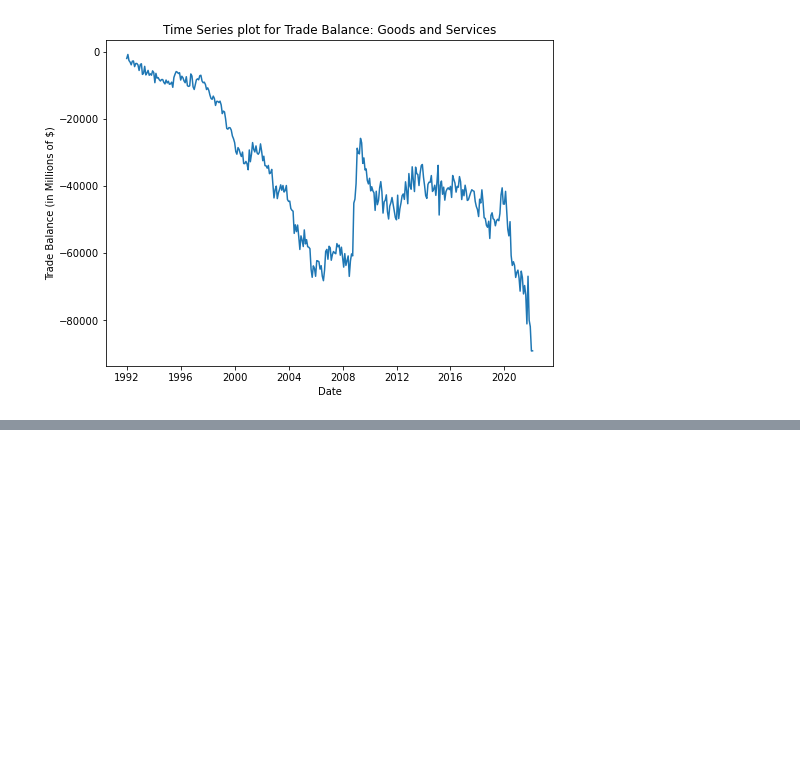
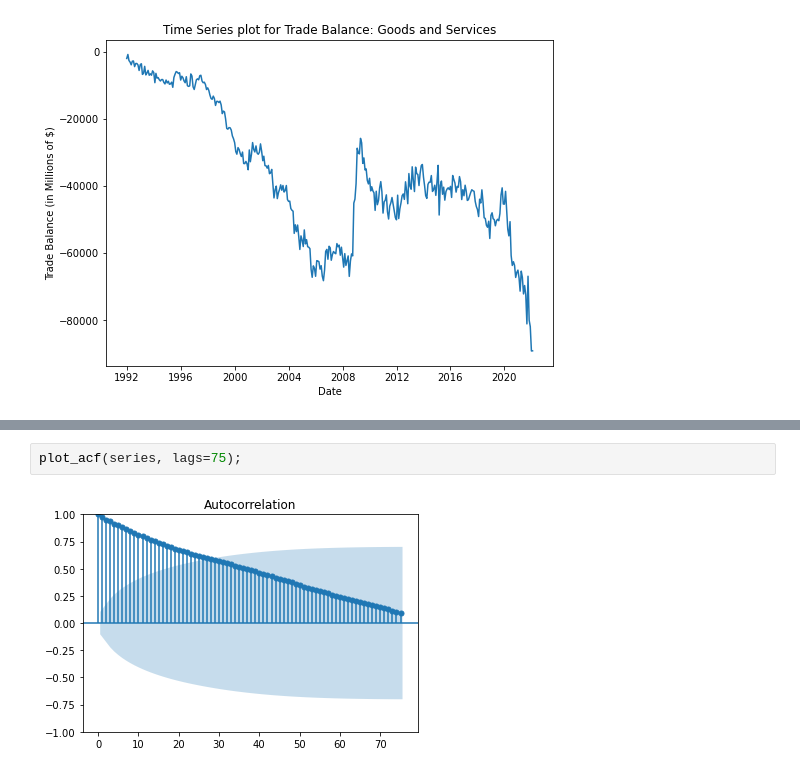
Before and after one commit to AGoyal0512/Trade-Balance-Forecasting, a Jupyter notebook: Project Report.ipynb, the cells around one changed output, grey strips where cells are left out. Saved outputs shown, nothing was run; the diff lists cells and outputs as text; blank space fills up the shorter version.

```diff
--- a/Project Report.ipynb
+++ b/Project Report.ipynb
@@ -36,0 +69,4 @@ plt.show()
+# %%
+plot_acf(series, lags=75);
+# %% [output]
+[figure, added]
```
Also changed, not shown: parts of 21 cells of this notebook.
